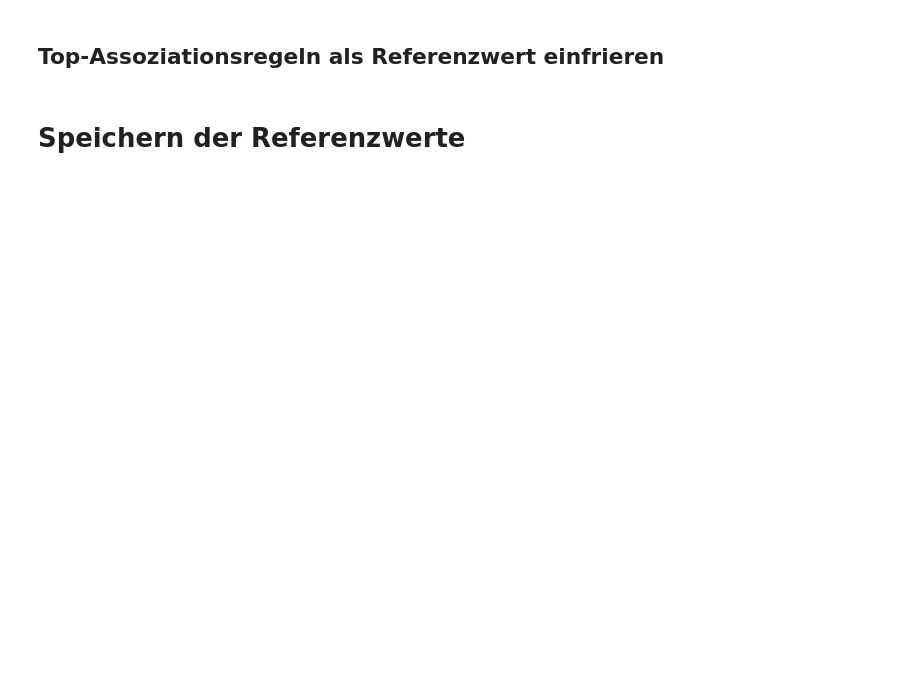
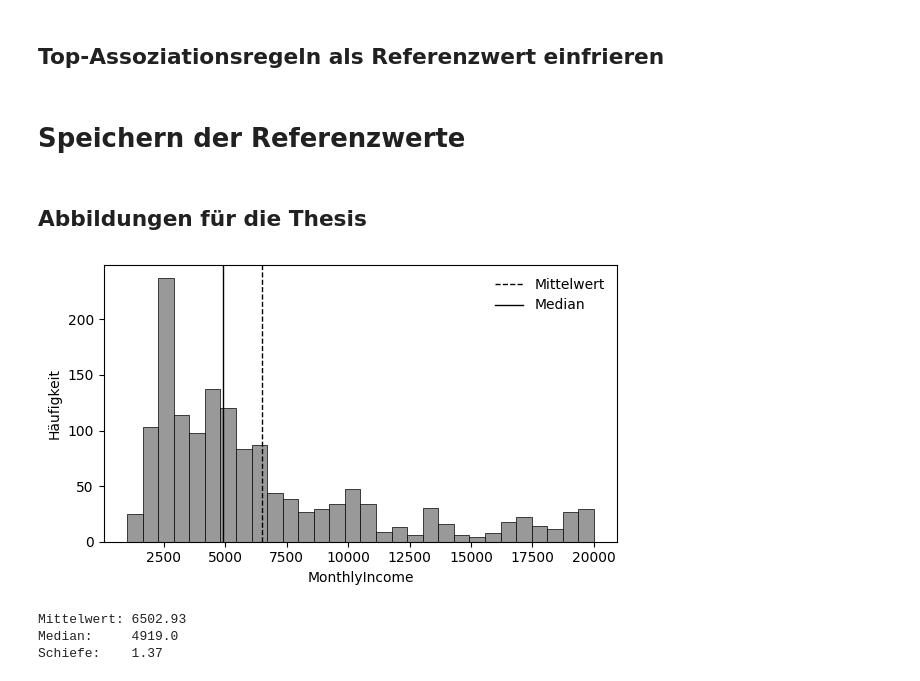
Before and after one commit to giaoHTWnguyen/5.-Semester-Master, a Jupyter notebook: masterarbeit-projekt/code/datensatz_exploration.ipynb, the cells around one changed output. Saved outputs shown, nothing was run; the diff lists cells and outputs as text; code cells hidden in the pictures; blank space fills up the shorter version.

```diff
--- a/masterarbeit-projekt/code/datensatz_exploration.ipynb
+++ b/masterarbeit-projekt/code/datensatz_exploration.ipynb
@@ -736,3 +766,31 @@ referenzwerte["top_assoziationsregeln_attrition"] = {
 
 with open('data/referenzwerte.json', 'w', encoding='utf-8') as f:
     json.dump(referenzwerte, f, indent=2, ensure_ascii=False)
+# %% [markdown]
+## Abbildungen für die Thesis
+# %%
+FIGURES = Path('../thesis/figures')
+FIGURES.mkdir(parents=True, exist_ok=True)
+# %%
+import matplotlib.pyplot as plt
+
+fig, ax = plt.subplots(figsize=(6, 3.5))
+ax.hist(df_referenz['MonthlyIncome'], bins=30, color='0.6', edgecolor='black', linewidth=0.5)
+ax.axvline(df_referenz['MonthlyIncome'].mean(), color='black', linestyle='--', linewidth=1, label='Mittelwert')
+ax.axvline(df_referenz['MonthlyIncome'].median(), color='black', linestyle='-', linewidth=1, label='Median')
+ax.set_xlabel('MonthlyIncome')
+ax.set_ylabel('Häufigkeit')
+ax.legend(frameon=False)
+fig.tight_layout()
+fig.savefig(FIGURES / 'verteilung_monthlyincome.pdf')
+plt.show()
+
+# Kontrolle: Schiefe und Lagemaße
+print('Mittelwert:', round(df_referenz['MonthlyIncome'].mean(), 2))
+print('Median:    ', round(df_referenz['MonthlyIncome'].median(), 2))
+print('Schiefe:   ', round(df_referenz['MonthlyIncome'].skew(), 3))
+# %% [output]
+[figure, added]
+Mittelwert: 6502.93
+Median:     4919.0
+Schiefe:    1.37
```
Also changed, not shown: parts of 4 cells of this notebook, 7 other files.
